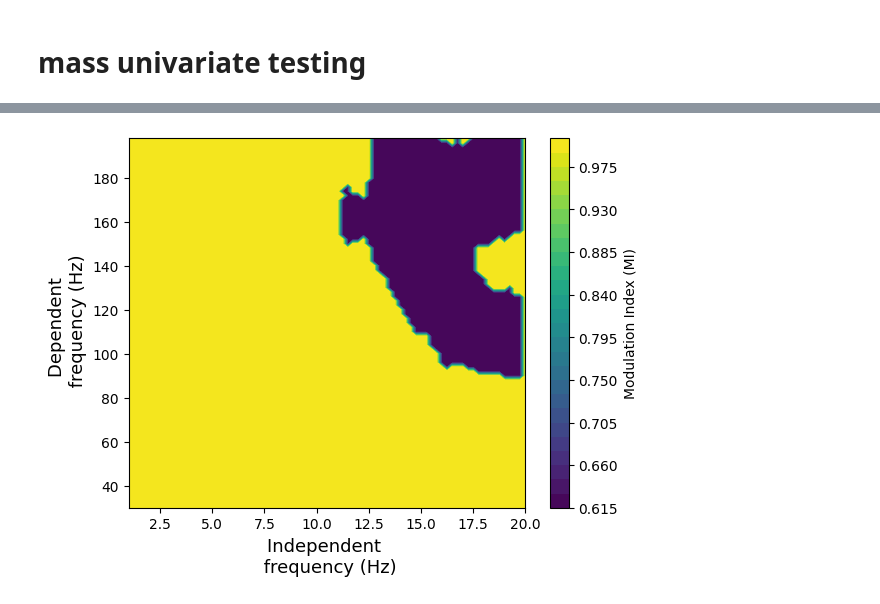
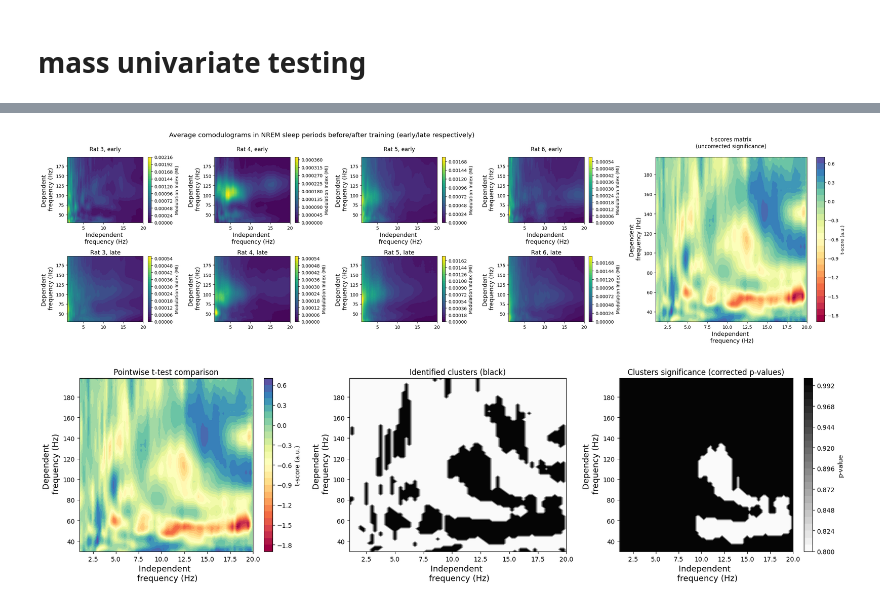
Before and after one commit to lfernandof/lfp_signals_analysis, a Jupyter notebook: consistency_check_LFP_analyses.ipynb, the cells around one changed output, grey strips where cells are left out. Drawn from its saved outputs; the diff is of its cells as text; code cells hidden in the pictures.

```diff
--- a/consistency_check_LFP_analyses.ipynb
+++ b/consistency_check_LFP_analyses.ipynb
@@ -1604,7 +1597,0 @@ average over periods to build an early/late dict in the needed format (key = tru
-# %%
-fig,axs = plt.subplots(nrows=2,ncols=2)
-axs[0,0].plot([1,3,5])
-axs[0,1].plot([11,3,2])
-axs[1,0].plot([.1,34,5])
-axs[1,1].plot([5,5,5])
-plt.show()
@@ -2323,4 +1843,55 @@ sns.heatmap(corrected_tscores_matrix)
-# %%
-plot_sleep_comodulogram(corrected_tscores_matrix)
-# %% [output]
-[figure, removed]
+# %%
+day_id = 2
+rat_ids = [3,4,5,6]
+conditions = ['early','late']
+#conditions = ['day1','day2'] # in case you want to compare consecutive days instead of session parts; not yet a supported feature
+
+all_comodulograms = load_rat_comodulograms(day_id,rat_ids)
+figure_components = cluster_analysis_pipeline_panel_components(all_comodulograms,day_id,rat_ids)
+# %%
+import matplotlib.gridspec as gridspec
+fig = plt.figure(figsize=(25, 7))
+
+# create a GridSpec with 2 rows and 5 columns; the last column is for the bigger subplot, so it takes twice the width_ratio
+gs = gridspec.GridSpec(2, 5, width_ratios=[1, 1, 1, 1, 2], height_ratios=[1, 1])
+
+# create subplots in the first 4 columns (2 rows x 4 columns)
+for i,condition in enumerate(conditions):
+    for j,current_rat in enumerate(rat_ids):
+        ax = fig.add_subplot(gs[i, j])
+        plot_sleep_comodulogram(all_comodulograms[f'rat{current_rat}_day{day_id}_{condition}'],ax)  # Replace with actual plotting code if needed
+
+        # titles for the top row
+        if i == 0:
+            ax.set_title(f'Rat {current_rat}, {condition}', y=1.05)
+
+        # captions for the bottom row
+        if i == 1:
+            ax.set_xlabel(f'Rat {current_rat}, {condition}')
+            ax.xaxis.set_label_position('top')
+
+# bigger subplot in the last column, spanning both rows
+ax_big = fig.add_subplot(gs[:, 4])
+
+plot_sleep_comodulogram(figure_components['t_scores_matrix'], ax=ax_big,colormap='Spectral',accompanying_cbar=True,cbar_label='t-score (a.u.)')
+
+# set a separate title for the bigger axis
+ax_big.set_title('t-scores matrix\n(uncorrected significance)', pad=20)
+
+# set a suptitle horizontally centered over the left 4 columns of smaller plots, which acts like a title for the left comodulograms
+fig.suptitle('Average comodulograms in NREM sleep periods before/after training (early/late respectively)', x=0.35, y=0.95, fontsize='x-large', ha='center')
+
+plt.tight_layout()
+plt.show()
+# %% [output]
+[figure, added]
+# %%
+fig,axs = plt.subplots(nrows=1,ncols=3,figsize=(18,5))
+
+plot_sleep_comodulogram(figure_components['t_scores_matrix'],ax=axs[0],colormap='Spectral',accompanying_cbar=True,cbar_label='t-score (a.u.)',fig_title='Pointwise t-test comparison')
+plot_sleep_comodulogram(figure_components['binarized'],ax=axs[1],colormap='binary',accompanying_cbar=False,fig_title='Identified clusters (black)')
+plot_sleep_comodulogram(figure_components['corrected_clusters'],ax=axs[2],colormap='binary',accompanying_cbar=True,cbar_label='p-value',fig_title='Clusters significance (corrected p-values)')
+
+plt.tight_layout()
+# %% [output]
+[figure, added]
```
Also changed, not shown: parts of 50 cells of this notebook.
